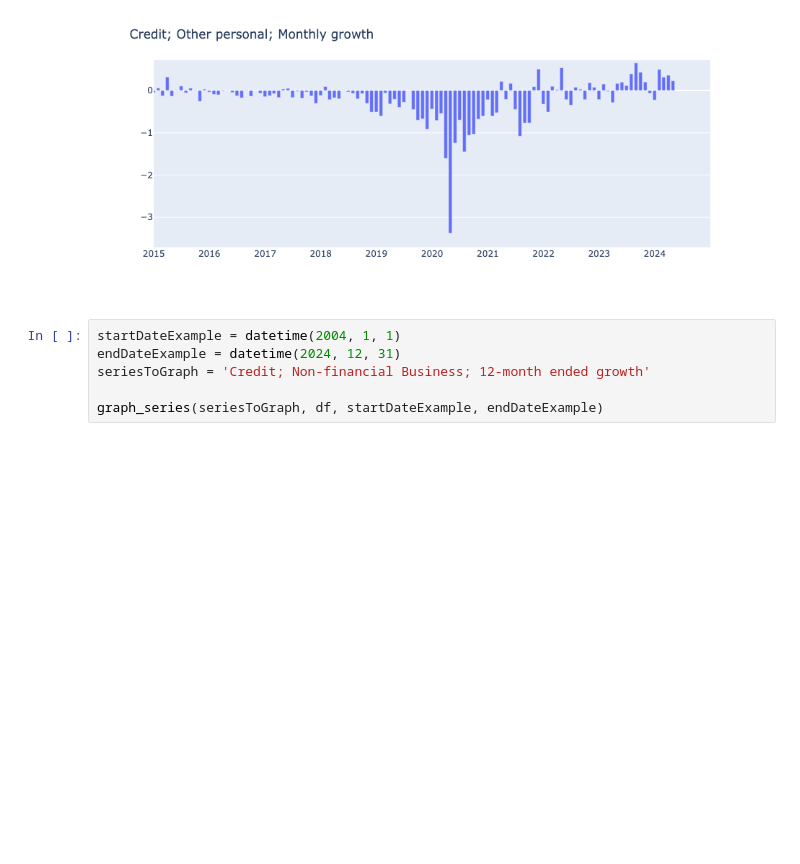
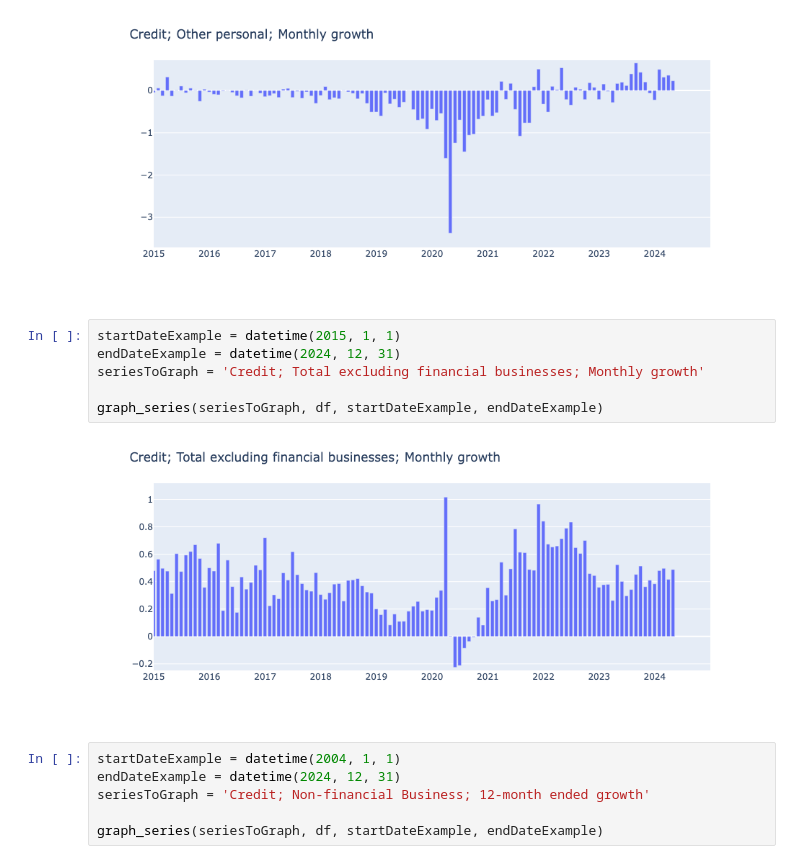
Before and after one commit to dandrew68/rateWebsiteTwo, a Jupyter notebook: CreditAggregatesExample.ipynb, the cells around one changed output. Saved outputs shown, nothing was run; the diff lists cells and outputs as text; blank space fills up the shorter version.

```diff
--- a/CreditAggregatesExample.ipynb
+++ b/CreditAggregatesExample.ipynb
@@ -142,6 +238,14 @@ seriesToGraph = 'Credit; Other personal; Monthly growth'
 graph_series(seriesToGraph, df, startDateExample, endDateExample)
 # %% [output]
 [figure]
+# %%
+startDateExample = datetime(2015, 1, 1)
+endDateExample = datetime(2024, 12, 31)
+seriesToGraph = 'Credit; Total excluding financial businesses; Monthly growth'
+
+graph_series(seriesToGraph, df, startDateExample, endDateExample)
+# %% [output]
+[figure, added]
 # %%
 startDateExample = datetime(2004, 1, 1)
 endDateExample = datetime(2024, 12, 31)
```
Also changed, not shown: parts of 4 cells of this notebook.
